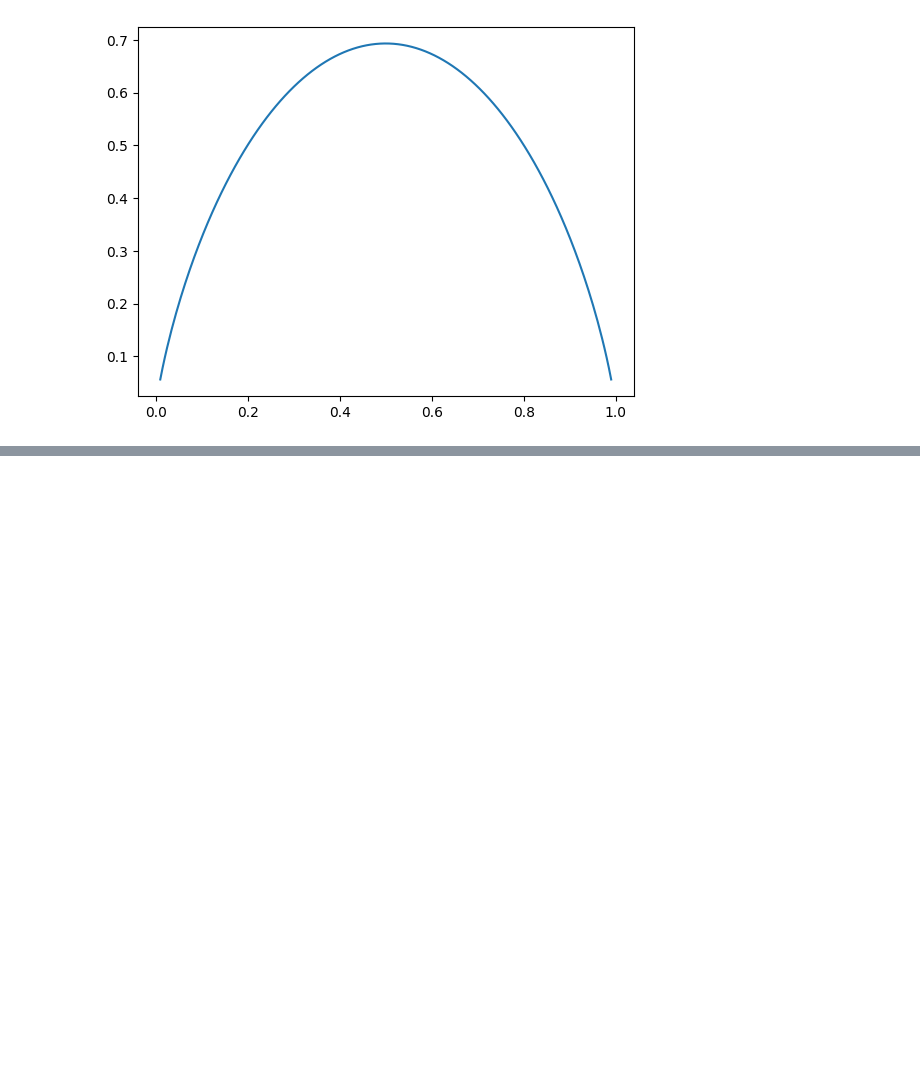
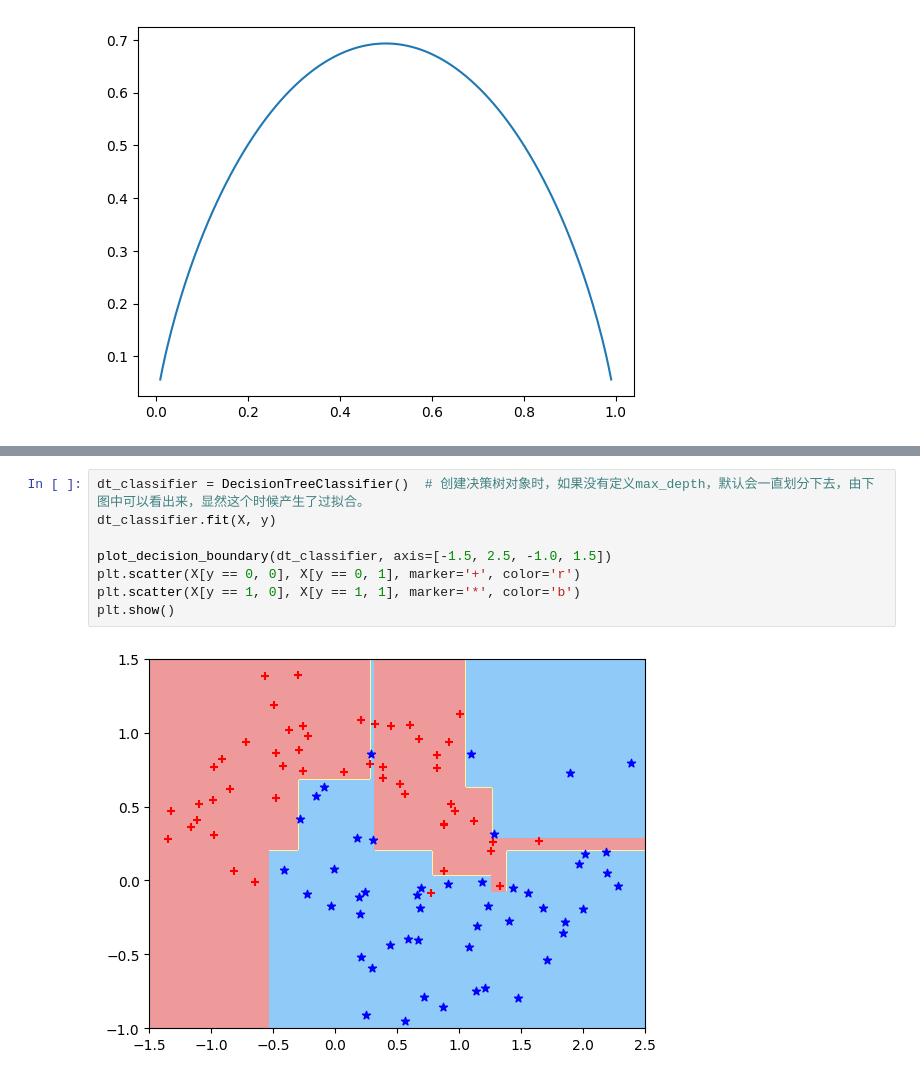
Before and after one commit to Man-Yacan/Study-for-Machine-Learning, a Jupyter notebook: 09-DecisionTree.ipynb, the cells around one changed output, grey strips where cells are left out. Saved outputs shown, nothing was run; the diff lists cells and outputs as text; blank space fills up the shorter version.

```diff
--- a/09-DecisionTree.ipynb
+++ b/09-DecisionTree.ipynb
@@ -87,0 +256,10 @@ plt.show()
+# %%
+dt_classifier = DecisionTreeClassifier()  # 创建决策树对象时，如果没有定义max_depth，默认会一直划分下去，由下图中可以看出来，显然这个时候产生了过拟合。
+dt_classifier.fit(X, y)
+
+plot_decision_boundary(dt_classifier, axis=[-1.5, 2.5, -1.0, 1.5])
+plt.scatter(X[y == 0, 0], X[y == 0, 1], marker='+', color='r')
+plt.scatter(X[y == 1, 0], X[y == 1, 1], marker='*', color='b')
+plt.show()
+# %% [output]
+[figure, added]
```
Also changed, not shown: parts of 37 cells of this notebook.
